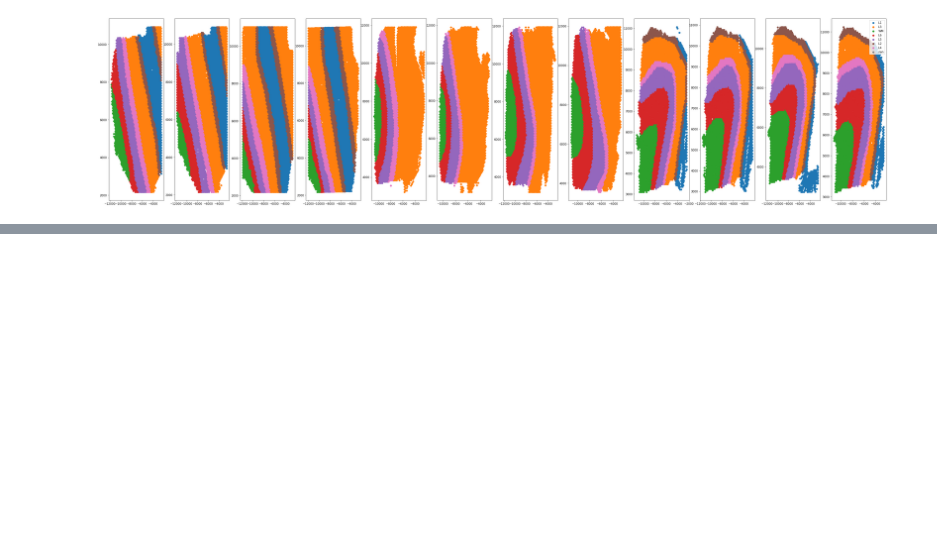
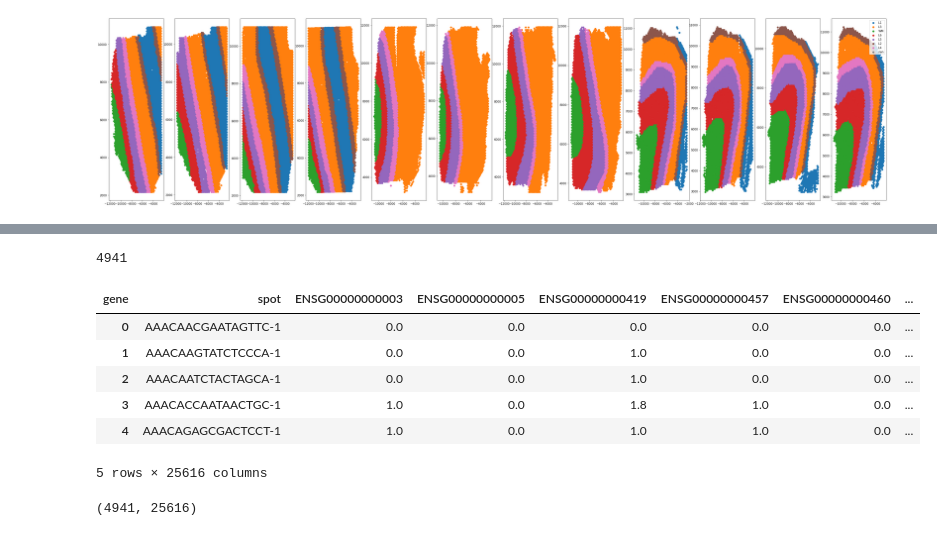
Before and after one commit to kiristern/QLSsummer2022, a Jupyter notebook: libd_explore.ipynb, the cells around one changed output, grey strips where cells are left out. Saved outputs shown, nothing was run; the diff lists cells and outputs as text; code cells hidden in the pictures; blank space fills up the shorter version.

```diff
--- a/libd_explore.ipynb
+++ b/libd_explore.ipynb
@@ -126,5 +186,21 @@ csr
+# %%
+len(np.unique(csr[['spot']].values)) # problem: data only for sample_ID 151673 ! explore with just this for now... need to get rest of data once i'm back in mtl to extract on pc
+# %% [output]
+4941
 # %%
-wide = csr.pivot_table(index = "gene", columns = "spot", values = "count")
+wide = csr.pivot_table(index = "spot", columns = "gene", values = "count")
 wide = wide.fillna(0)
 counts_df = wide.reset_index()
 counts_df.head()
+# %% [output]
+| gene | spot | ENSG00000000003 | ENSG00000000005 | ENSG00000000419 | ENSG00000000457 | ENSG00000000460 | ... |
+| 0 | AAACAACGAATAGTTC-1 | 0.0 | 0.0 | 0.0 | 0.0 | 0.0 | ... |
+| 1 | AAACAAGTATCTCCCA-1 | 0.0 | 0.0 | 1.0 | 0.0 | 0.0 | ... |
+| 2 | AAACAATCTACTAGCA-1 | 0.0 | 0.0 | 1.0 | 0.0 | 0.0 | ... |
+| 3 | AAACACCAATAACTGC-1 | 1.0 | 0.0 | 1.8 | 1.0 | 0.0 | ... |
+| 4 | AAACAGAGCGACTCCT-1 | 1.0 | 0.0 | 1.0 | 1.0 | 0.0 | ... |
+5 rows × 25616 columns
+# %%
+counts_df.shape
+# %% [output]
+(4941, 25616)
```
Also changed, not shown: parts of 8 cells of this notebook.
